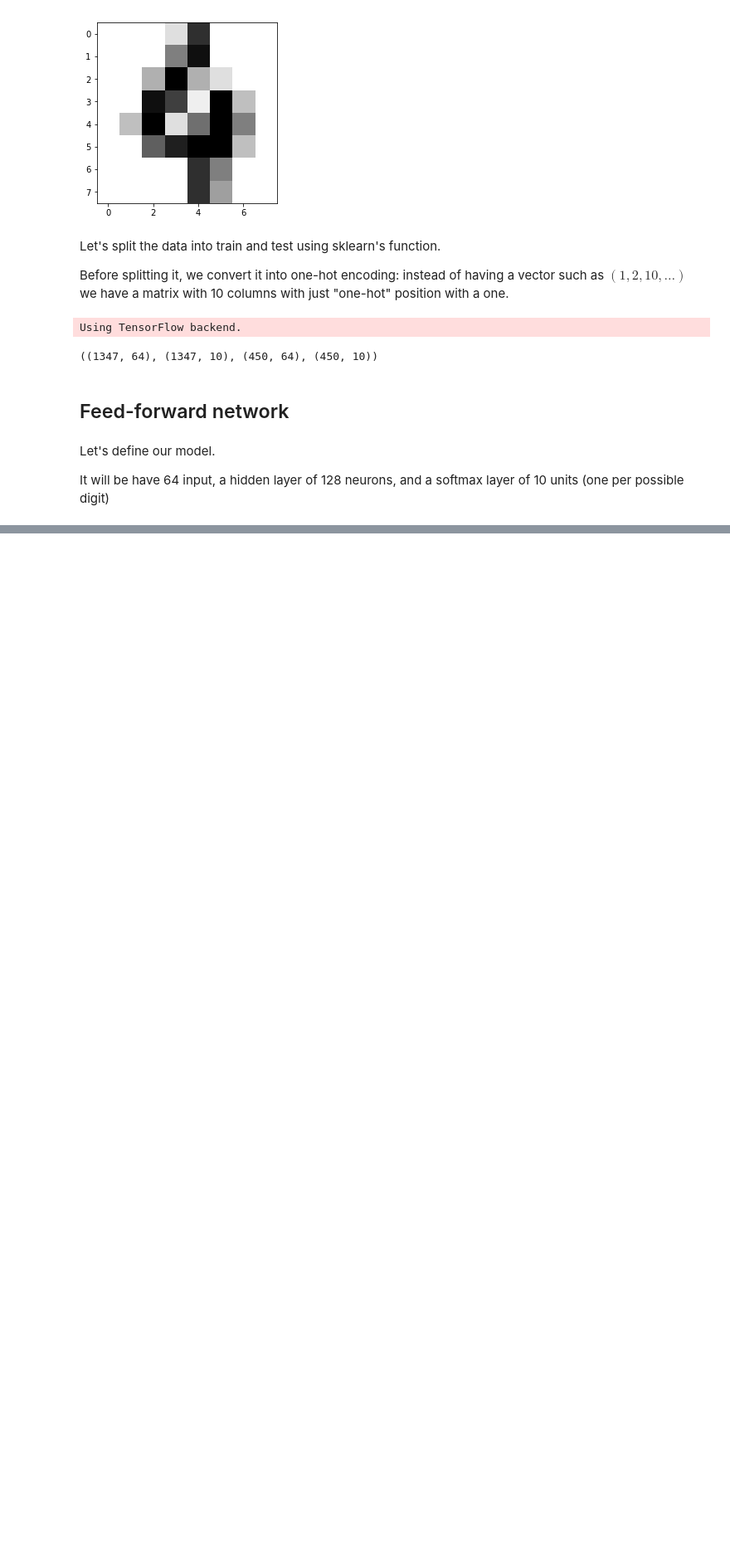
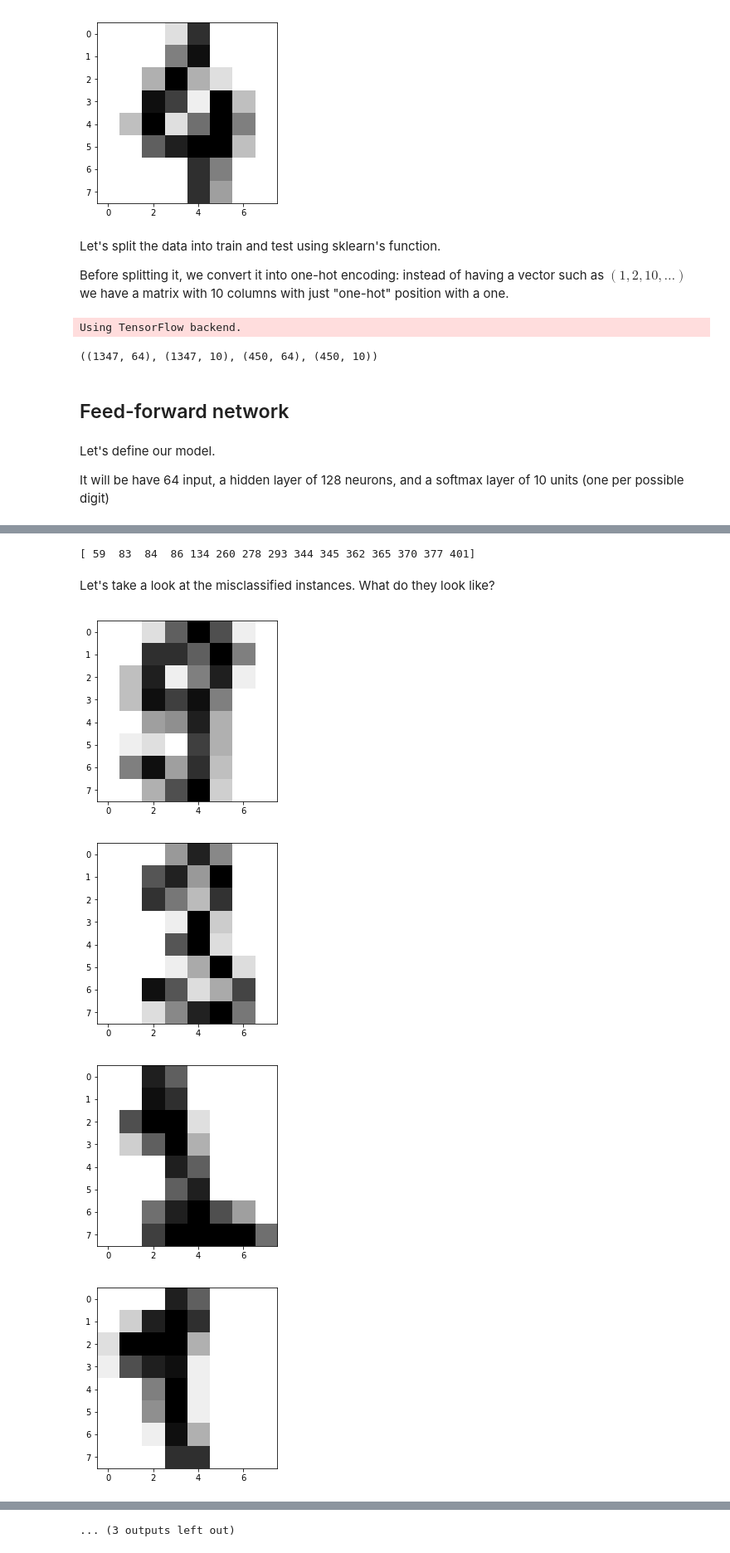
Before and after one commit to finiteautomata/ml-examples, a Jupyter notebook: notebooks/keras/digits_classification.ipynb, the cells around one changed output, grey strips where cells are left out. Shown: that part at 83% size. Saved outputs shown, nothing was run; the diff lists cells and outputs as text; code cells hidden in the pictures; blank space fills up the shorter version.

Commit message:
Look to misclassified stuff.

```diff
--- a/notebooks/keras/digits_classification.ipynb
+++ b/notebooks/keras/digits_classification.ipynb
@@ -19,9 +19,9 @@ Before splitting it, we convert it into one-hot encoding: instead of having a ve
 # %%
 import keras
 
-X, y = digits.data, digits.target
+X, y_cat = digits.data, digits.target
 
-y = keras.utils.to_categorical(y)
+y = keras.utils.to_categorical(y_cat)
 
 X_train, X_test, y_train, y_test = train_test_split(X, y)
 
@@ -82,0 +87,23 @@ SVG(model_to_dot(model, show_shapes=True, rankdir='LR').create(prog='dot', forma
+# %%
+import numpy as np
+
+y_classes = np.argmax(y_test, axis=1)
+y_pred = np.argmax(model.predict(X_test), axis=1)
+
+# Returns a tuple, god know why
+misclassified = np.where(y_classes != y_pred)[0]
+
+print(misclassified)
+# %% [output]
+[ 59  83  84  86 134 260 278 293 344 345 362 365 370 377 401]
+# %% [markdown]
+Let's take a look at the misclassified instances. What do they look like?
+# %%
+for index in misclassified:
+    plt.imshow(X_test[index].reshape(8, -1), cmap=plt.cm.gray_r)
+    plt.show()
+# %% [output]
+[figure, added]
+[figure, added]
+[figure, added]
+[figure, added]
@@ -82,0 +118 @@ SVG(model_to_dot(model, show_shapes=True, rankdir='LR').create(prog='dot', forma
+... (3 outputs left out)
```
Also changed, not shown: parts of 5 cells of this notebook, 1 other file.
